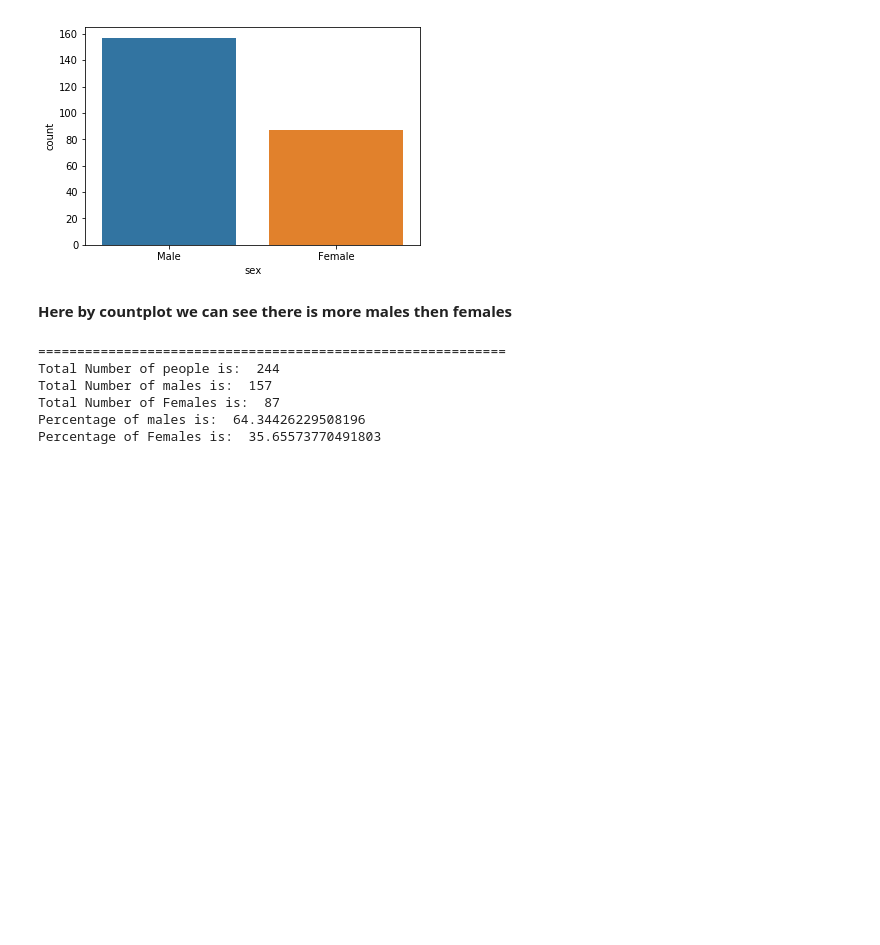
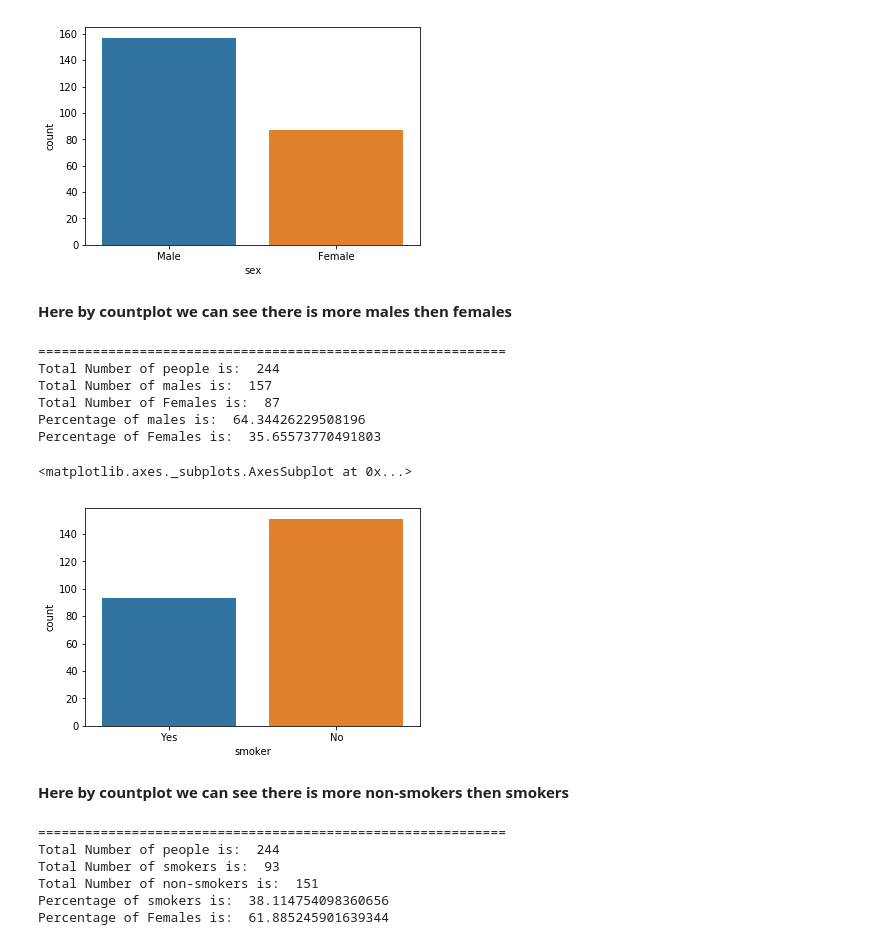
Before and after one commit to FahadAliK/Data-Analysis-, a Jupyter notebook: Seaborn Tip Data.ipynb, the cells around one changed output. Saved outputs shown, nothing was run; the diff lists cells and outputs as text; code cells hidden in the pictures; blank space fills up the shorter version.

```diff
--- a/Seaborn Tip Data.ipynb
+++ b/Seaborn Tip Data.ipynb
@@ -97,3 +97,24 @@ Total Number of males is:  157
 Total Number of Females is:  87
 Percentage of males is:  64.34426229508196
 Percentage of Females is:  35.65573770491803
+# %%
+sns.countplot(df['smoker'])
+# %% [output]
+<matplotlib.axes._subplots.AxesSubplot at 0x...>
+[figure, added]
+# %% [markdown]
+**Here by countplot we can see there is more non-smokers then smokers**
+# %%
+print("============================================================")
+print("Total Number of people is: ", df['smoker'].count())
+print("Total Number of smokers is: ", (df['smoker'] == "Yes").sum())
+print("Total Number of non-smokers is: ", (df['smoker'] == "No").sum())
+print("Percentage of smokers is: ",(df['smoker'] == "Yes").sum() / df['smoker'].count() * 100 )
+print("Percentage of Females is: ", (df['smoker'] == "No").sum() / df['smoker'].count() * 100)
+# %% [output]
+============================================================
+Total Number of people is:  244
+Total Number of smokers is:  93
+Total Number of non-smokers is:  151
+Percentage of smokers is:  38.114754098360656
+Percentage of Females is:  61.885245901639344
```
Also changed, not shown: parts of 8 cells of this notebook.
